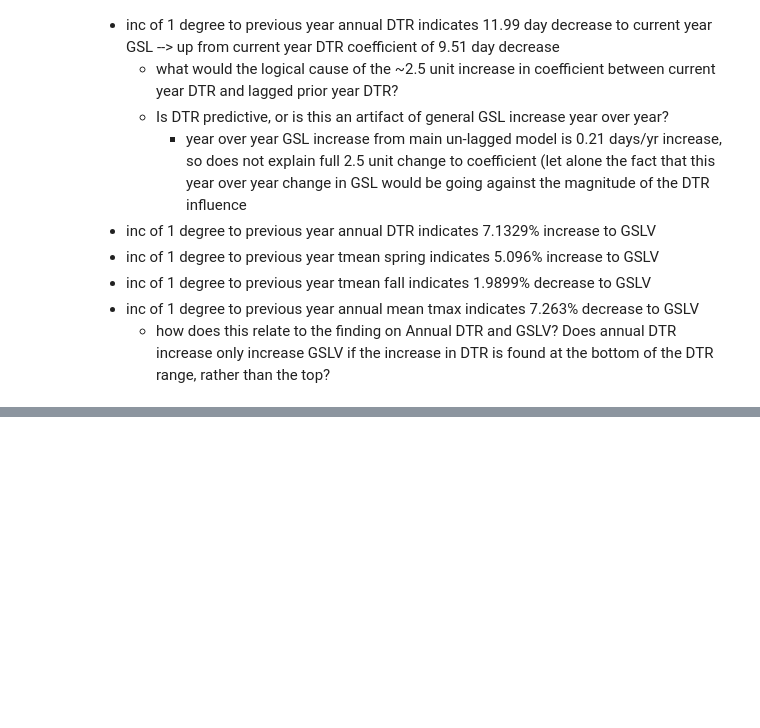
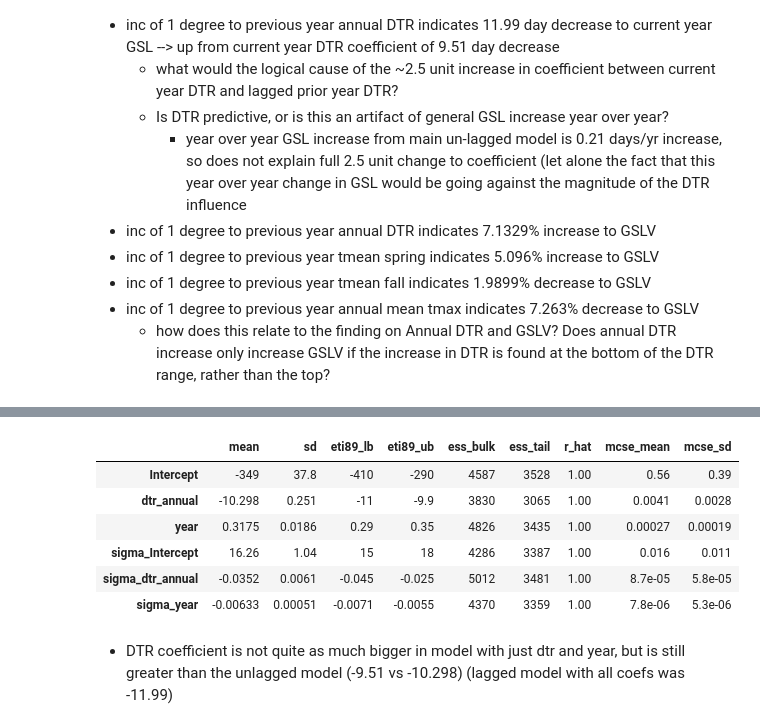
Before and after one commit to samjbaugh/reu26, a Jupyter notebook: Lagged_DataFrames.ipynb, the cells around one changed output, grey strips where cells are left out. Cells and saved outputs as stored; diff of their text form; code cells hidden in the pictures; blank space fills up the shorter version.

```diff
--- a/Lagged_DataFrames.ipynb
+++ b/Lagged_DataFrames.ipynb
@@ -129,3 +129,6 @@ az.summary(lagged_output)
 * inc of 1 degree to previous year tmean fall indicates 1.9899% decrease to GSLV
 * inc of 1 degree to previous year annual mean tmax indicates 7.263% decrease to GSLV
     * how does this relate to the finding on Annual DTR and GSLV? Does annual DTR increase only increase GSLV if the increase in DTR is found at the bottom of the DTR range, rather than the top?
+# %%
+dtr_list = ["dtr_annual"]
+lagged_model_dtr_only, lagged_output_dtr_only, lagged_resid_dtr_only = bayesian_model_unstandardized(pa_gs_lagged_vars, 'growing_season_length', dtr_list)
@@ -131,0 +145,12 @@ az.summary(lagged_output)
+# %%
+az.summary(lagged_output_dtr_only)
+# %% [output]
+|  | mean | sd | eti89_lb | eti89_ub | ess_bulk | ess_tail | r_hat | mcse_mean | mcse_sd |
+| Intercept | -349 | 37.8 | -410 | -290 | 4587 | 3528 | 1.00 | 0.56 | 0.39 |
+| dtr_annual | -10.298 | 0.251 | -11 | -9.9 | 3830 | 3065 | 1.00 | 0.0041 | 0.0028 |
+| year | 0.3175 | 0.0186 | 0.29 | 0.35 | 4826 | 3435 | 1.00 | 0.00027 | 0.00019 |
+| sigma_Intercept | 16.26 | 1.04 | 15 | 18 | 4286 | 3387 | 1.00 | 0.016 | 0.011 |
+| sigma_dtr_annual | -0.0352 | 0.0061 | -0.045 | -0.025 | 5012 | 3481 | 1.00 | 8.7e-05 | 5.8e-05 |
+| sigma_year | -0.00633 | 0.00051 | -0.0071 | -0.0055 | 4370 | 3359 | 1.00 | 7.8e-06 | 5.3e-06 |
+# %% [markdown]
+* DTR coefficient is not quite as much bigger in model with just dtr and year, but is still greater than the unlagged model (-9.51 vs -10.298) (lagged model with all coefs was -11.99)
```
Also changed, not shown: parts of 5 cells of this notebook, 2 other files.
